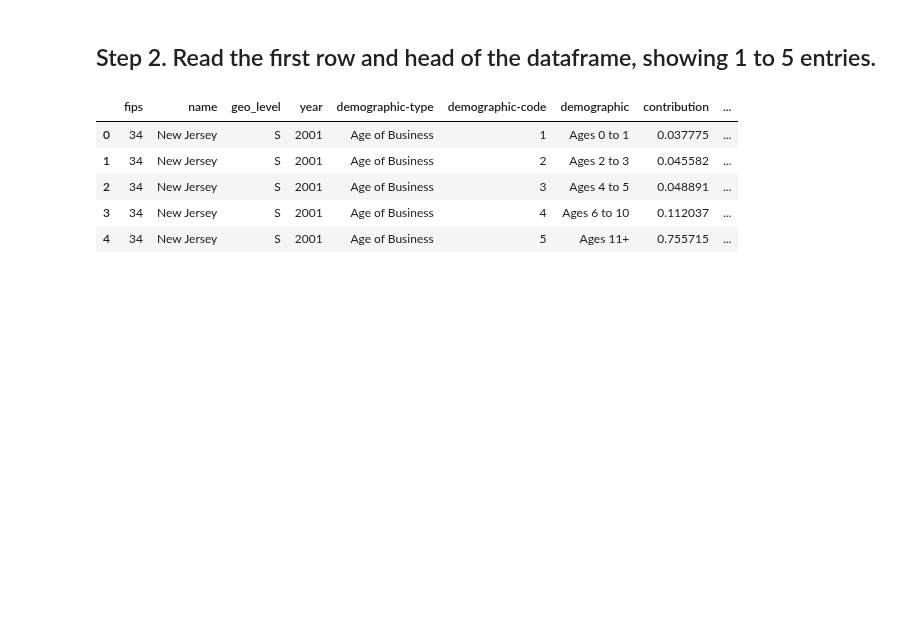
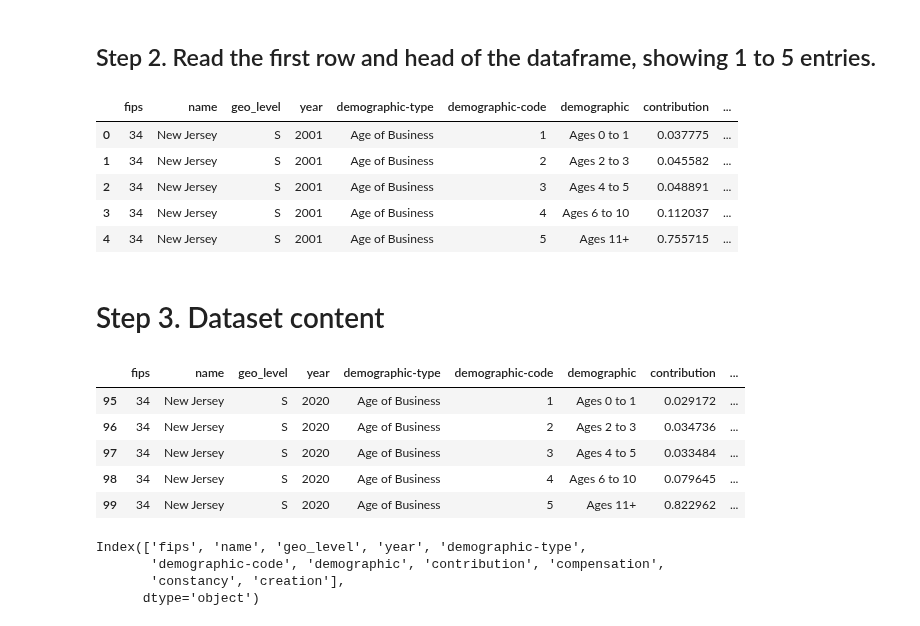
Before and after one commit to shirleyrutgers/DataVis, a Jupyter notebook: ps0.ipynb, the cells around one changed output. Saved outputs shown, nothing was run; the diff lists cells and outputs as text; code cells hidden in the pictures; blank space fills up the shorter version.

```diff
--- a/ps0.ipynb
+++ b/ps0.ipynb
@@ -128,3 +128,21 @@ eji_nj2001_2020.head()
 | 2 | 34 | New Jersey | S | 2001 | Age of Business | 3 | Ages 4 to 5 | 0.048891 | ... |
 | 3 | 34 | New Jersey | S | 2001 | Age of Business | 4 | Ages 6 to 10 | 0.112037 | ... |
 | 4 | 34 | New Jersey | S | 2001 | Age of Business | 5 | Ages 11+ | 0.755715 | ... |
+# %% [markdown]
+# Step 3. Dataset content
+# %%
+eji_nj2001_2020.tail()
+# %% [output]
+|  | fips | name | geo_level | year | demographic-type | demographic-code | demographic | contribution | ... |
+| 95 | 34 | New Jersey | S | 2020 | Age of Business | 1 | Ages 0 to 1 | 0.029172 | ... |
+| 96 | 34 | New Jersey | S | 2020 | Age of Business | 2 | Ages 2 to 3 | 0.034736 | ... |
+| 97 | 34 | New Jersey | S | 2020 | Age of Business | 3 | Ages 4 to 5 | 0.033484 | ... |
+| 98 | 34 | New Jersey | S | 2020 | Age of Business | 4 | Ages 6 to 10 | 0.079645 | ... |
+| 99 | 34 | New Jersey | S | 2020 | Age of Business | 5 | Ages 11+ | 0.822962 | ... |
+# %%
+eji_nj2001_2020.columns #list var names
+# %% [output]
+Index(['fips', 'name', 'geo_level', 'year', 'demographic-type',
+       'demographic-code', 'demographic', 'contribution', 'compensation',
+       'constancy', 'creation'],
+      dtype='object')
```
Also changed, not shown: parts of 2 cells of this notebook.
